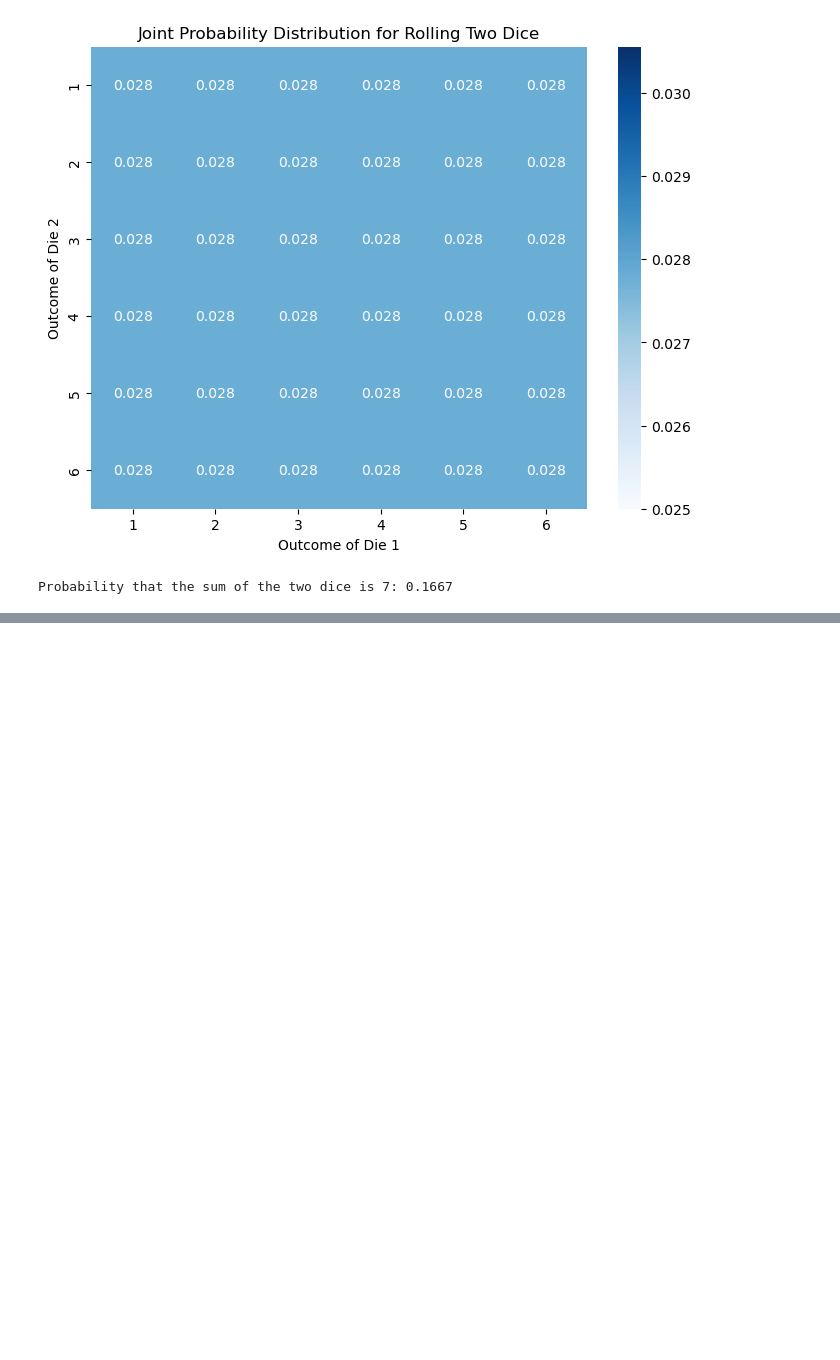
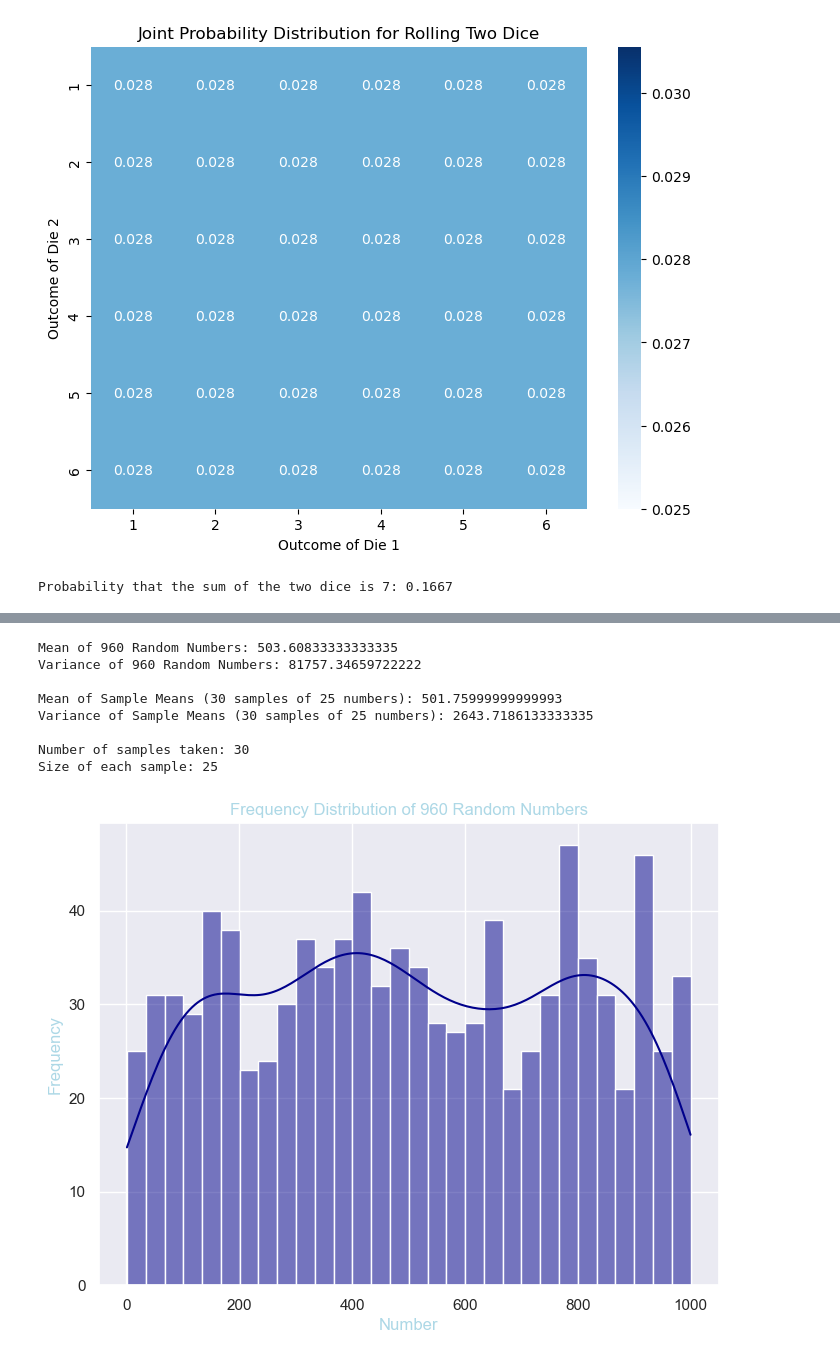
Before and after one commit to dusan-zdravkovic/Exam-P-Programs, a Jupyter notebook: multivariate_distributions.ipynb, the cells around one changed output, grey strips where cells are left out. Saved outputs shown, nothing was run; the diff lists cells and outputs as text; code cells hidden in the pictures; blank space fills up the shorter version.

```diff
--- a/multivariate_distributions.ipynb
+++ b/multivariate_distributions.ipynb
@@ -33,0 +57,62 @@ Probability that the sum of the two dice is 7: 0.1667
+# %%
+import numpy as np
+import matplotlib.pyplot as plt
+import seaborn as sns
+
+# Set the Seaborn theme to a dark style
+sns.set_theme(style="darkgrid", palette="dark")
+
+# Step 1: Generate 960 random numbers ranging from 1 to 1000
+random_numbers = np.random.randint(1, 1001, size=960)
+
+# Calculate properties for the random numbers
+mean_random_numbers = np.mean(random_numbers)
+variance_random_numbers = np.var(random_numbers)
+
+# Print properties of the original 960 random numbers
+print(f"Mean of 960 Random Numbers: {mean_random_numbers}")
+print(f"Variance of 960 Random Numbers: {variance_random_numbers}")
+
+# Step 2: Select 30 random samples, each consisting of 25 numbers and calculate their means
+sample_means = []
+for _ in range(30):
+    sample = np.random.choice(random_numbers, size=25, replace=False)
+    sample_means.append(np.mean(sample))
+
+# Calculate properties of the sample means
+mean_sample_means = np.mean(sample_means)
+variance_sample_means = np.var(sample_means)
+
+# Print properties of the sample means
+print(f"\nMean of Sample Means (30 samples of 25 numbers): {mean_sample_means}")
+print(f"Variance of Sample Means (30 samples of 25 numbers): {variance_sample_means}")
+
+# Additional note: Number of samples, sample size
+print(f"\nNumber of samples taken: 30")
+print(f"Size of each sample: 25")
+
+# Step 3: Plot the frequency distribution of the 960 random numbers with a cool blue theme
+plt.figure(figsize=(8, 6))
+sns.histplot(random_numbers, bins=30, kde=True, color='darkblue')
+plt.title("Frequency Distribution of 960 Random Numbers", color='lightblue')
+plt.xlabel("Number", color='lightblue')
+plt.ylabel("Frequency", color='lightblue')
+plt.show()
+
+# Step 4: Plot the distribution of the sample means with a cool blue theme
+plt.figure(figsize=(8, 6))
+sns.histplot(sample_means, bins=10, kde=True, color='darkblue')
+plt.title("Distribution of Sample Means (30 samples of 25 numbers)", color='lightblue')
+plt.xlabel("Sample Mean", color='lightblue')
+plt.ylabel("Frequency", color='lightblue')
+plt.show()
+# %% [output]
+Mean of 960 Random Numbers: 503.60833333333335
+Variance of 960 Random Numbers: 81757.34659722222
+
+Mean of Sample Means (30 samples of 25 numbers): 501.75999999999993
+Variance of Sample Means (30 samples of 25 numbers): 2643.7186133333335
+
+Number of samples taken: 30
+Size of each sample: 25
+[figure, added]
```
Also changed, not shown: parts of 5 cells of this notebook.
